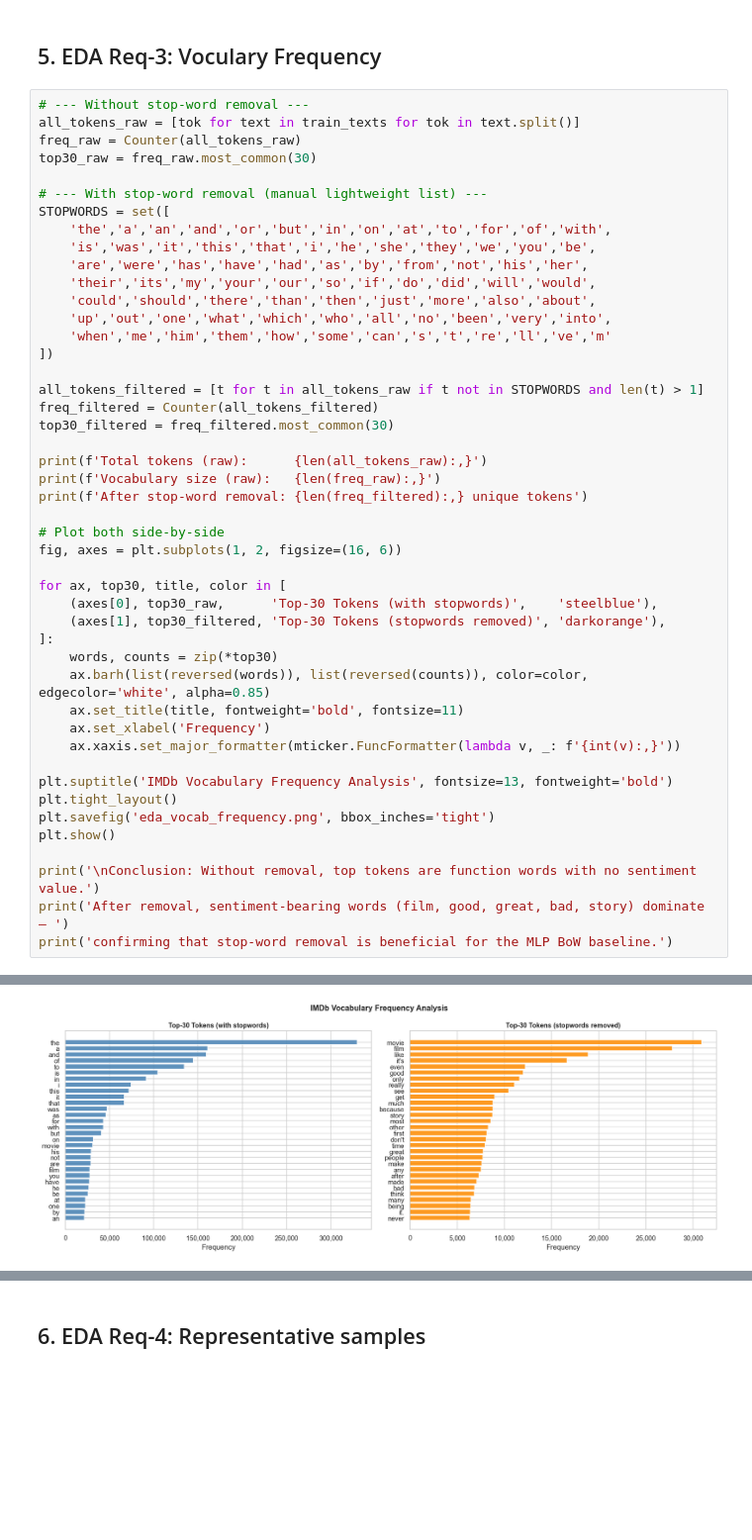
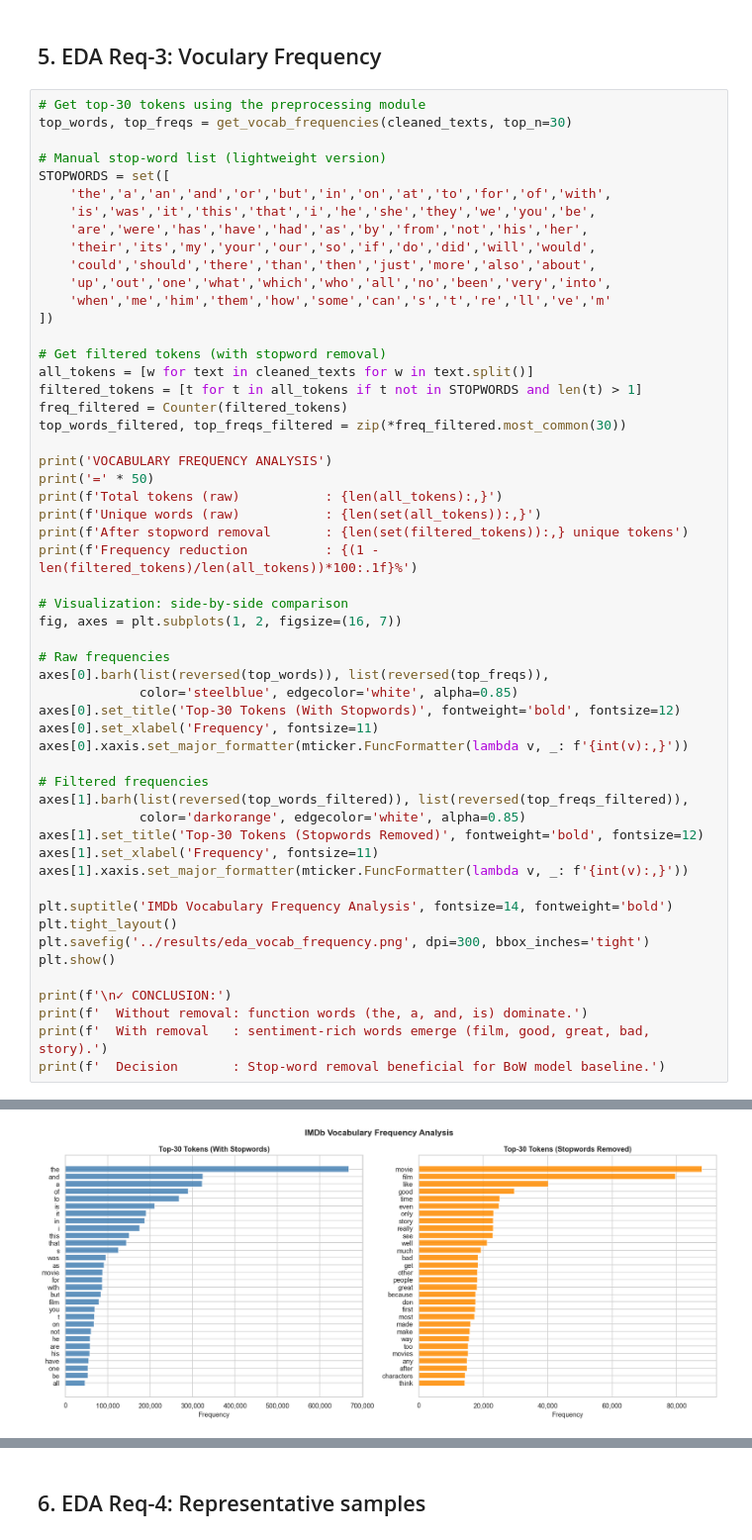
Before and after one commit to dateddy/523V0015_523K0078_Midterm, a Jupyter notebook: notebooks/01_eda.ipynb, the cells around one changed output, grey strips where cells are left out. Shown at 99% size. Drawn from its saved outputs; the diff is of its cells as text; blank space fills up the shorter version.

```diff
--- a/notebooks/01_eda.ipynb
+++ b/notebooks/01_eda.ipynb
@@ -185,12 +209,10 @@ The remaining ~10% will be truncated (typically very long, repetitive reviews).
 # %% [markdown]
 ## 5. EDA Req-3: Voculary Frequency
 # %%
-# --- Without stop-word removal ---
-all_tokens_raw = [tok for text in train_texts for tok in text.split()]
-freq_raw = Counter(all_tokens_raw)
-top30_raw = freq_raw.most_common(30)
+# Get top-30 tokens using the preprocessing module
+top_words, top_freqs = get_vocab_frequencies(cleaned_texts, top_n=30)
 
-# --- With stop-word removal (manual lightweight list) ---
+# Manual stop-word list (lightweight version)
 STOPWORDS = set([
     'the','a','an','and','or','but','in','on','at','to','for','of','with',
     'is','was','it','this','that','i','he','she','they','we','you','be',
@@ -201,33 +223,43 @@ STOPWORDS = set([
     'when','me','him','them','how','some','can','s','t','re','ll','ve','m'
 ])
 
-all_tokens_filtered = [t for t in all_tokens_raw if t not in STOPWORDS and len(t) > 1]
-freq_filtered = Counter(all_tokens_filtered)
-top30_filtered = freq_filtered.most_common(30)
+# Get filtered tokens (with stopword removal)
+all_tokens = [w for text in cleaned_texts for w in text.split()]
+filtered_tokens = [t for t in all_tokens if t not in STOPWORDS and len(t) > 1]
+freq_filtered = Counter(filtered_tokens)
+top_words_filtered, top_freqs_filtered = zip(*freq_filtered.most_common(30))
 
-print(f'Total tokens (raw):      {len(all_tokens_raw):,}')
-print(f'Vocabulary size (raw):   {len(freq_raw):,}')
-print(f'After stop-word removal: {len(freq_filtered):,} unique tokens')
+print('VOCABULARY FREQUENCY ANALYSIS')
+print('=' * 50)
+print(f'Total tokens (raw)           : {len(all_tokens):,}')
+print(f'Unique words (raw)           : {len(set(all_tokens)):,}')
+print(f'After stopword removal       : {len(set(filtered_tokens)):,} unique tokens')
+print(f'Frequency reduction          : {(1 - len(filtered_tokens)/len(all_tokens))*100:.1f}%')
 
-# Plot both side-by-side
-fig, axes = plt.subplots(1, 2, figsize=(16, 6))
+# Visualization: side-by-side comparison
+fig, axes = plt.subplots(1, 2, figsize=(16, 7))
 
-for ax, top30, title, color in [
-    (axes[0], top30_raw,      'Top-30 Tokens (with stopwords)',    'steelblue'),
-    (axes[1], top30_filtered, 'Top-30 Tokens (stopwords removed)', 'darkorange'),
-]:
-    words, counts = zip(*top30)
-    ax.barh(list(reversed(words)), list(reversed(counts)), color=color, edgecolor='white', alpha=0.85)
-    ax.set_title(title, fontweight='bold', fontsize=11)
-    ax.set_xlabel('Frequency')
-    ax.xaxis.set_major_formatter(mticker.FuncFormatter(lambda v, _: f'{int(v):,}'))
+# Raw frequencies
+axes[0].barh(list(reversed(top_words)), list(reversed(top_freqs)),
+             color='steelblue', edgecolor='white', alpha=0.85)
+axes[0].set_title('Top-30 Tokens (With Stopwords)', fontweight='bold', fontsize=12)
+axes[0].set_xlabel('Frequency', fontsize=11)
+axes[0].xaxis.set_major_formatter(mticker.FuncFormatter(lambda v, _: f'{int(v):,}'))
 
-plt.suptitle('IMDb Vocabulary Frequency Analysis', fontsize=13, fontweight='bold')
+# Filtered frequencies
+axes[1].barh(list(reversed(top_words_filtered)), list(reversed(top_freqs_filtered)),
+             color='darkorange', edgecolor='white', alpha=0.85)
+axes[1].set_title('Top-30 Tokens (Stopwords Removed)', fontweight='bold', fontsize=12)
+axes[1].set_xlabel('Frequency', fontsize=11)
+axes[1].xaxis.set_major_formatter(mticker.FuncFormatter(lambda v, _: f'{int(v):,}'))
+
+plt.suptitle('IMDb Vocabulary Frequency Analysis', fontsize=14, fontweight='bold')
 plt.tight_layout()
-plt.savefig('eda_vocab_frequency.png', bbox_inches='tight')
+plt.savefig('../results/eda_vocab_frequency.png', dpi=300, bbox_inches='tight')
 plt.show()
 
-print('\nConclusion: Without removal, top tokens are function words with no sentiment value.')
-print('After removal, sentiment-bearing words (film, good, great, bad, story) dominate — ')
-print('confirming that stop-word removal is beneficial for the MLP BoW baseline.')
+print(f'\n✓ CONCLUSION:')
+print(f'  Without removal: function words (the, a, and, is) dominate.')
+print(f'  With removal   : sentiment-rich words emerge (film, good, great, bad, story).')
+print(f'  Decision       : Stop-word removal beneficial for BoW model baseline.')
 # %% [output]
@@ -237 +272 @@ After stop-word removal: 235,890 unique tokens
-[figure, old version]
+[figure, new version]
```
Also changed, not shown: parts of 9 cells of this notebook, 12 other files.
